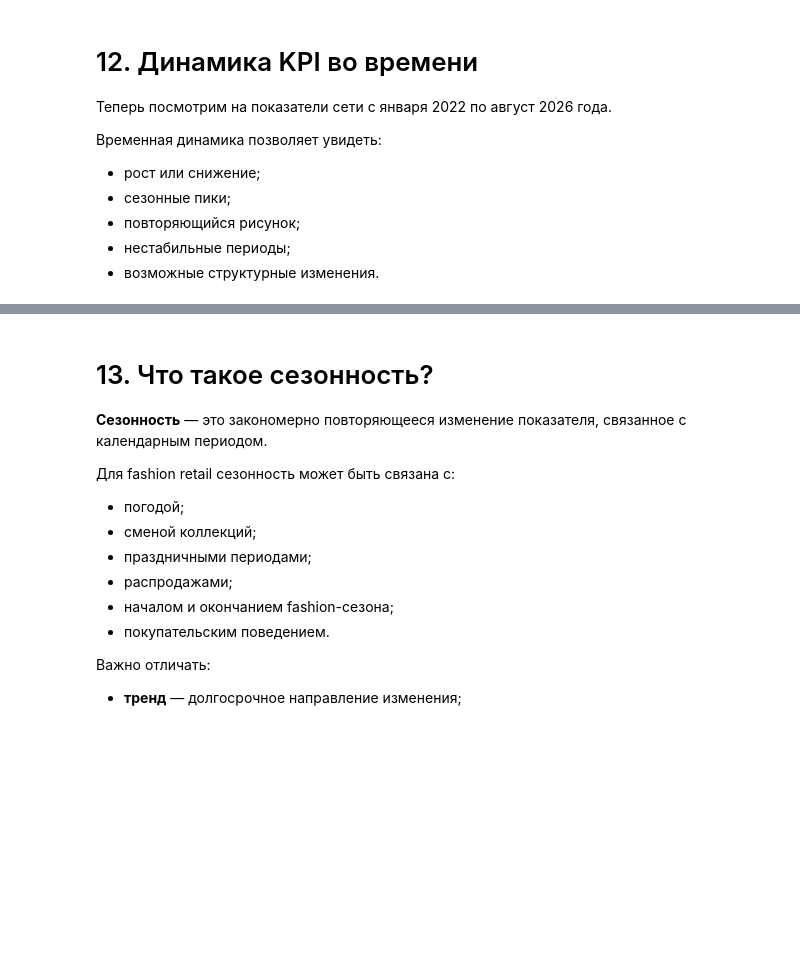
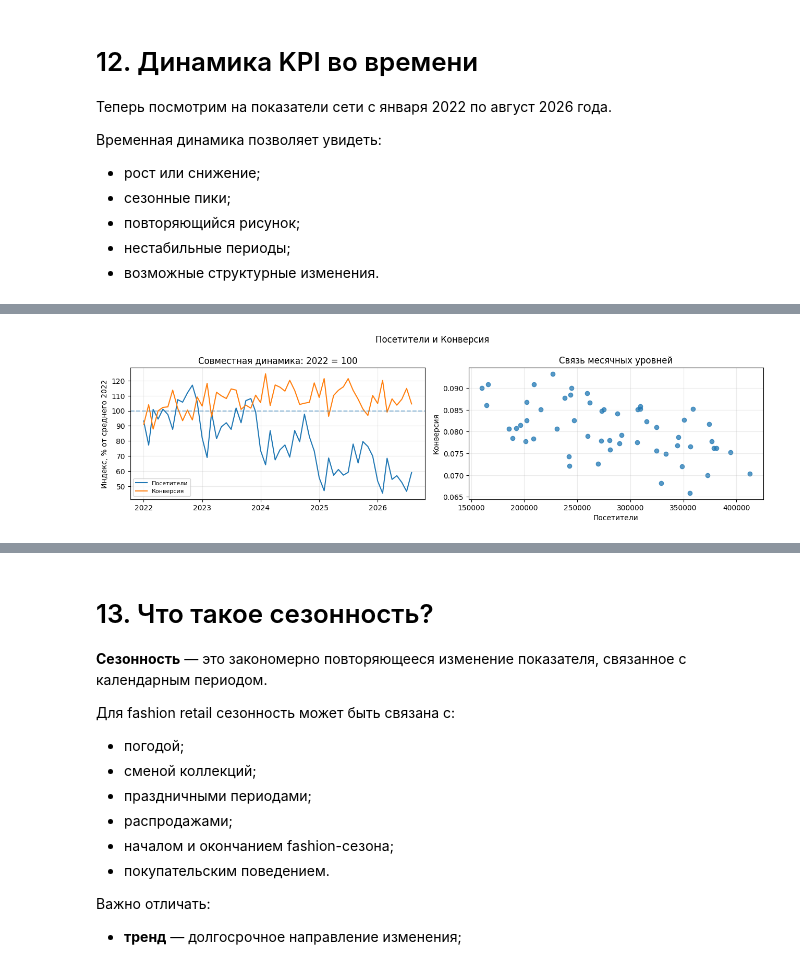
Before and after one commit to Tsyban/retail-analytics-python, a Jupyter notebook: notebooks/01_descriptive_statistics/Урок1.ipynb, the cells around one changed output, grey strips where cells are left out. Drawn from its saved outputs; the diff is of its cells as text; code cells hidden in the pictures; blank space fills up the shorter version.

```diff
--- a/notebooks/01_descriptive_statistics/Урок1.ipynb
+++ b/notebooks/01_descriptive_statistics/Урок1.ipynb
@@ -1180,0 +1434,90 @@ plot_metric(network, "Выручка на посетителя")
+# %%
+# --- Пары метрик для сопоставления ---
+# Идея: проверить, как связаны между собой некоторые KPI.
+# Для каждой пары строим два графика:
+#   1) совместная динамика (обе метрики, приведённые к сопоставимой шкале);
+#   2) диаграмма рассеяния (каждая точка — месяц).
+# И считаем две корреляции: по уровням и по месячным изменениям.
+pairs = [
+    ("Посетители", "Конверсия"),              # растёт ли конверсия при росте трафика?
+    ("Длина чека", "Конверсия"),              # берут ли больше единиц за чек при той же конверсии?
+    ("Длина чека", "Средняя цена"),           # есть ли trade-off «дороже → меньше штук»?
+    ("Конверсия", "Выручка на посетителя"),   # вклад конверсии в денежную отдачу потока
+]
+
+# База для индексации: средние значения метрик за 2022 год.
+# Каждый ряд дальше делится на эту базу и умножается на 100,
+# чтобы обе метрики были в одной шкале (2022 = 100) — иначе на одном
+# графике метрика с большими числами подавила бы метрику с малыми.
+#
+# loc по условию «год == 2022» берёт строки только за 2022-й;
+# METRICS — все девять KPI, но нам понадобятся только left/right из pairs.
+base_2022 = network.loc[network["Месяц"].dt.year == 2022, METRICS].mean()
+
+# Перебираем пары и для каждой строим два графика и считаем корреляции.
+for left, right in pairs:
+    # Если база не положительна, индексация бессмысленна — пропускаем пару.
+    # Отрицательная база дала бы «перевёрнутую» шкалу, а нулевая — деление на ноль.
+    # В нашей сети все KPI положительны, но проверка — хорошая практика.
+    if (base_2022[[left, right]] <= 0).any():
+        print("Пропускаем индексацию из-за неположительной базы:", left, right)
+        continue
+
+    # Две оси рядом на одной фигуре: слева — совместная динамика,
+    # справа — диаграмма рассеяния. figsize=(13, 3.8) — широкий формат
+    # для двух подграфиков, но невысокий по вертикали.
+    fig, (ax1, ax2) = plt.subplots(1, 2, figsize=(13, 3.8))
+
+    # --- Левый график: совместная динамика, индексы к 2022 = 100 ---
+    # Индексация к 100 устраняет разницу единиц (человек vs доля),
+    # но НЕ убирает тренд и сезонность — обе метрики по-прежнему
+    # содержат общие календарные колебания.
+    ax1.plot(network["Месяц"], 100*network[left]/base_2022[left], label=left)
+    ax1.plot(network["Месяц"], 100*network[right]/base_2022[right], label=right)
+
+    # Горизонтальная линия на уровне 100 — «средний уровень 2022 года».
+    # Всё, что выше, — выше среднего за 2022; ниже — соответственно ниже.
+    ax1.axhline(100, linestyle="--", alpha=.5)
+
+    ax1.set_title("Совместная динамика: 2022 = 100")
+    ax1.set_ylabel("Индекс, % от среднего 2022")
+    ax1.legend(fontsize=8)
+    ax1.grid(alpha=.25)
+
+    # --- Правый график: диаграмма рассеяния ---
+    # Каждая точка — один месяц. По X — значения left, по Y — значения right.
+    # По форме облака точек можно заподозрить наличие связи,
+    # но точную меру дадим ниже через корреляции.
+    ax2.scatter(network[left], network[right], alpha=.75)
+
+    ax2.set_xlabel(left)
+    ax2.set_ylabel(right)
+    ax2.set_title("Связь месячных уровней")
+    ax2.grid(alpha=.25)
+
+    # Общий заголовок над двумя подграфиками.
+    plt.suptitle(f"{left} и {right}")
+
+    # Автоматическая подгонка отступов — чтобы заголовок и подписи не обрезались.
+    plt.tight_layout()
+
+    # Показ графика.
+    plt.show()
+
+    # --- Корреляции Пирсона ---
+    # r_levels  — по уровням. Сильно завышена общим трендом и сезонностью:
+    #             если обе метрики растут из-за сезонности, корреляция будет
+    #             высокой даже при отсутствии прямой связи между ними.
+    # r_changes — по месячным разностям (diff). Снимает часть общего тренда,
+    #             но не устраняет автокорреляцию и не даёт причинности.
+    #
+    # network[[left, right]].corr() возвращает матрицу 2×2;
+    # .iloc[0,1] берёт коэффициент вне диагонали.
+    r_levels = network[[left,right]].corr().iloc[0,1]
+    r_changes = network[[left,right]].diff().dropna().corr().iloc[0,1]
+
+    # Печатаем оба коэффициента. Знак "+.3f" всегда показывает знак,
+    # чтобы было видно направление связи.
+    print(f"{left} × {right}: r уровней = {r_levels:+.3f}; r месячных изменений = {r_changes:+.3f}")
+# %% [output]
+[figure, added]
```
Also changed, not shown: parts of 108 cells of this notebook.
